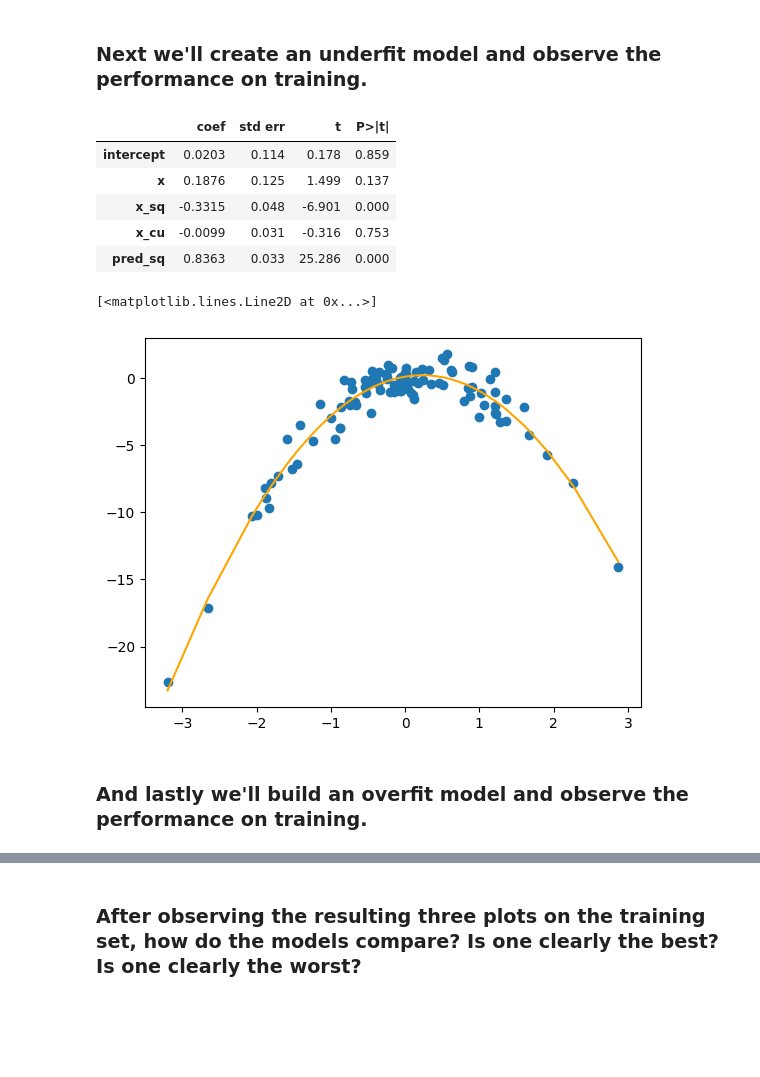
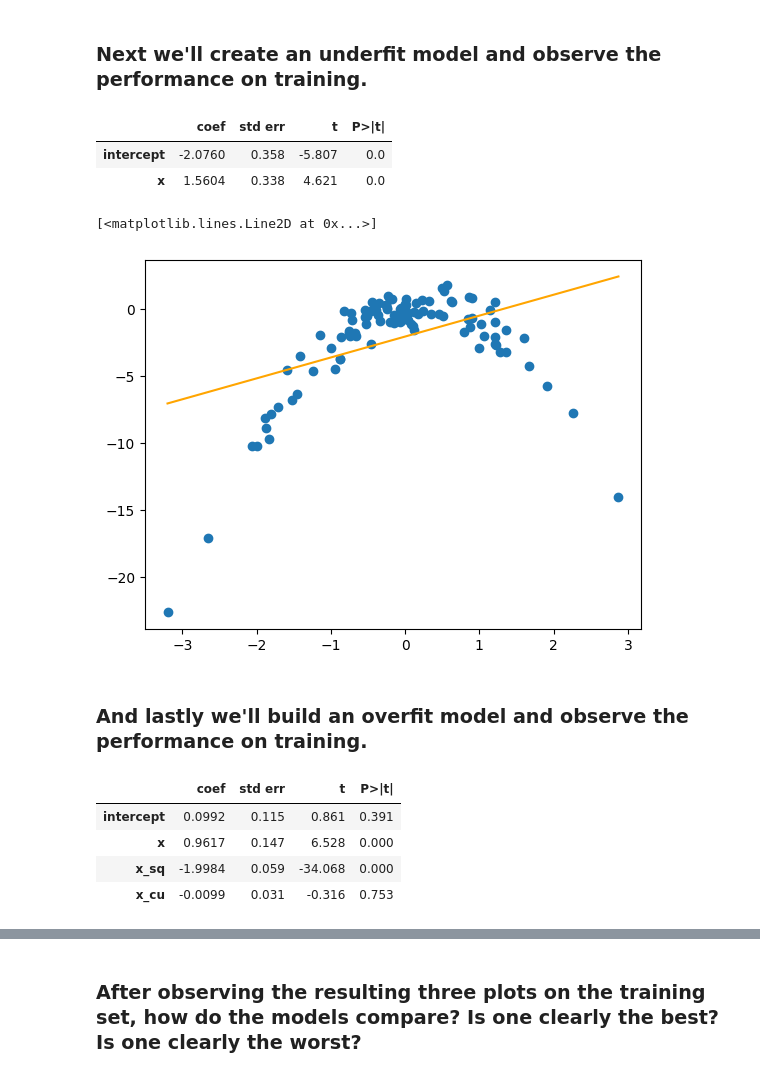
Before and after one commit to mellenpan/code_2600, a Jupyter notebook: mod02_trainingsplit.ipynb, the cells around one changed output, grey strips where cells are left out. Cells and saved outputs as stored; diff of their text form; code cells hidden in the pictures; blank space fills up the shorter version.

```diff
--- a/mod02_trainingsplit.ipynb
+++ b/mod02_trainingsplit.ipynb
@@ -118,34 +118,37 @@ ax.plot(quadratic['x'],quadratic['pred_sq'], color='green')
 ### Next we'll create an underfit model and observe the performance on training.
 # %%
 # Fit a linear model
-model_lin = sm.OLS(y_train, x_train)
+model_lin = sm.OLS(y_train, x_train[['intercept', 'x']])
 results_lin = model_lin.fit()
 summarize(results_lin)
 # %% [output]
 |  | coef | std err | t | P>|t| |
-| intercept | 0.0203 | 0.114 | 0.178 | 0.859 |
-| x | 0.1876 | 0.125 | 1.499 | 0.137 |
-| x_sq | -0.3315 | 0.048 | -6.901 | 0.000 |
-| x_cu | -0.0099 | 0.031 | -0.316 | 0.753 |
-| pred_sq | 0.8363 | 0.033 | 25.286 | 0.000 |
+| intercept | -2.0760 | 0.358 | -5.807 | 0.0 |
+| x | 1.5604 | 0.338 | 4.621 | 0.0 |
 # %%
 # Get model predictions
-predictions_lin_train = predict(x_train, results_lin)
+x_train['pred_lin'] = predict(x_train[['intercept', 'x']], results_lin)
 # %%
 # Plot predictions as solid *orange* line
 fig, ax = plt.subplots()
 ax.scatter(x_train['x'],y_train)
-linear = x_train[['x','pred_sq']].sort_values('x')
-ax.plot(linear['x'],linear['pred_sq'], color='orange')
+linear = x_train[['x','pred_lin']].sort_values('x')
+ax.plot(linear['x'],linear['pred_lin'], color='orange')
 # %% [output]
 [<matplotlib.lines.Line2D at 0x...>]
-[figure, old version]
+[figure, new version]
 # %% [markdown]
 ### And lastly we'll build an overfit model and observe the performance on training.
 # %%
 # Fit a cubic model
-model_cubic = #fill-in
-results_cubic = #fill-in
+model_cubic = sm.OLS(y_train, x_train[['intercept', 'x', 'x_sq', 'x_cu']])
+results_cubic = model_cubic.fit()
 summarize(results_cubic)
+# %% [output]
+|  | coef | std err | t | P>|t| |
+| intercept | 0.0992 | 0.115 | 0.861 | 0.391 |
+| x | 0.9617 | 0.147 | 6.528 | 0.000 |
+| x_sq | -1.9984 | 0.059 | -34.068 | 0.000 |
+| x_cu | -0.0099 | 0.031 | -0.316 | 0.753 |
 # %%
 # Get predictions
```
Also changed, not shown: parts of 6 cells of this notebook.
